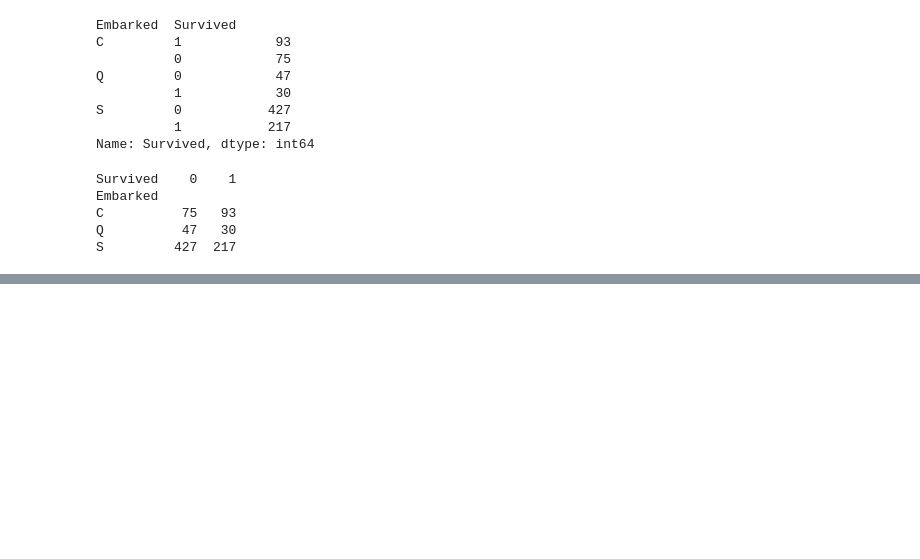
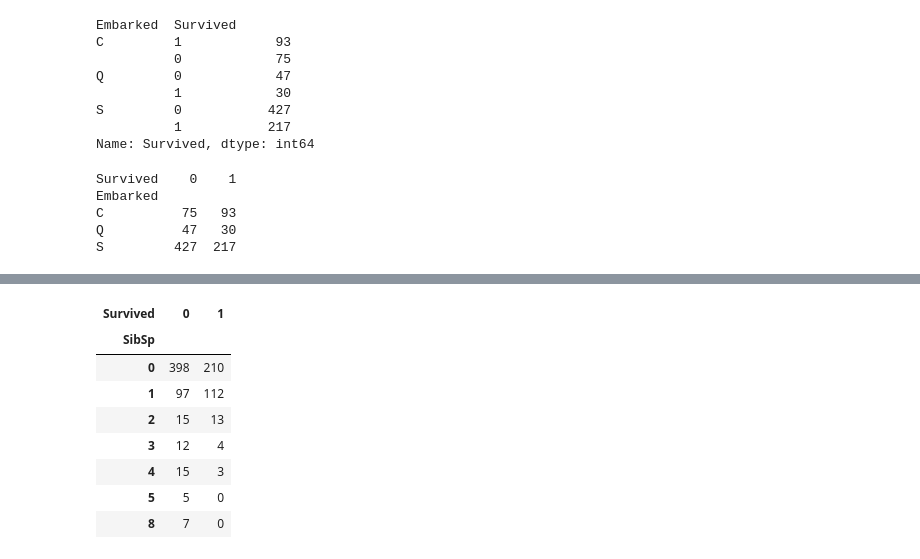
Before and after one commit to Chokurei/Titanic, a Jupyter notebook: script/temp.ipynb, the cells around one changed output, grey strips where cells are left out. Saved outputs shown, nothing was run; the diff lists cells and outputs as text; code cells hidden in the pictures; blank space fills up the shorter version.

```diff
--- a/script/temp.ipynb
+++ b/script/temp.ipynb
@@ -301,0 +389,12 @@ S         427  217
+# %%
+pd.crosstab(train.SibSp, train.Survived)
+# %% [output]
+| Survived | 0 | 1 |
+| SibSp |  |  |
+| 0 | 398 | 210 |
+| 1 | 97 | 112 |
+| 2 | 15 | 13 |
+| 3 | 12 | 4 |
+| 4 | 15 | 3 |
+| 5 | 5 | 0 |
+| 8 | 7 | 0 |
```
Also changed, not shown: parts of 14 cells of this notebook.
